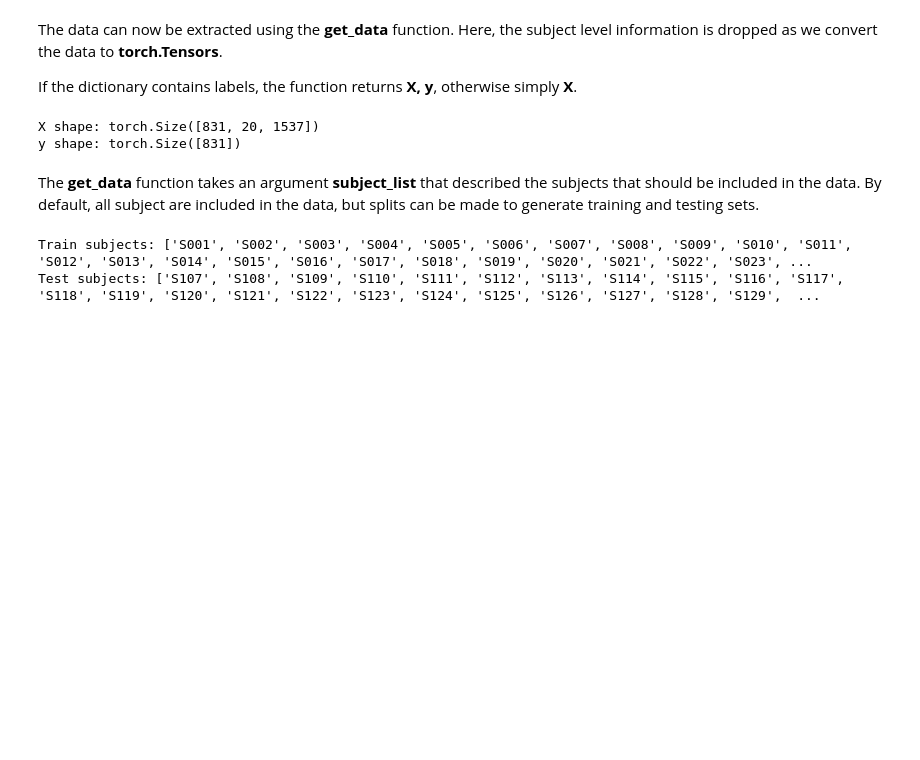
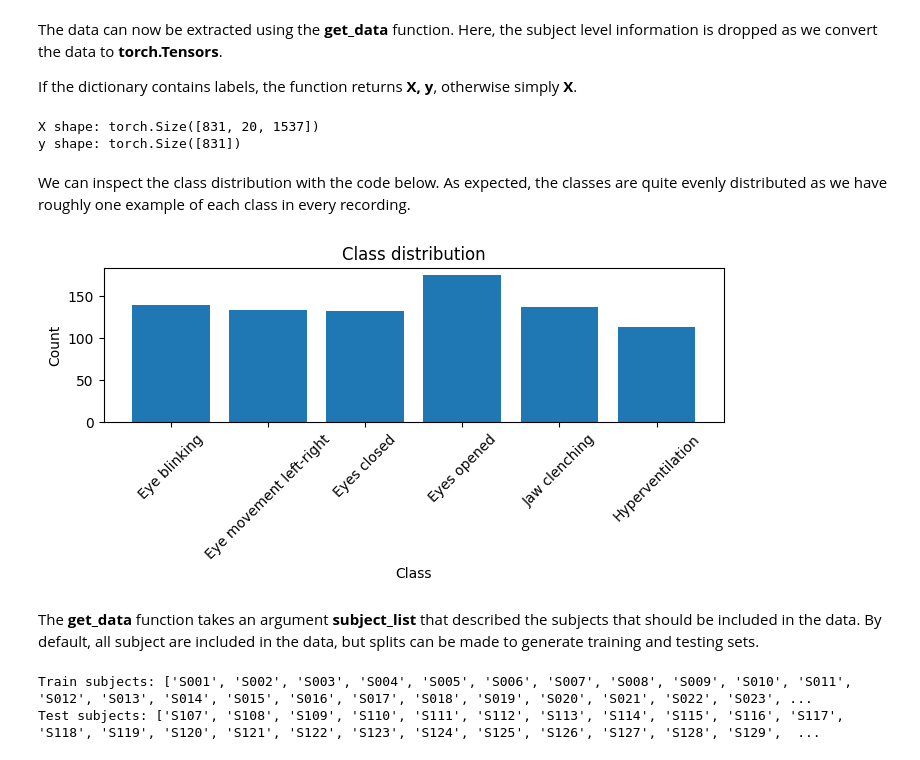
Before and after one commit to gjoelbye/GoogleBrainCaptureHackathon, a Jupyter notebook: braincapture_data_loader.ipynb, the cells around one changed output. Cells and saved outputs as stored; diff of their text form; code cells hidden in the pictures; blank space fills up the shorter version.

Commit message:
data loader demo class dist plot

```diff
--- a/braincapture_data_loader.ipynb
+++ b/braincapture_data_loader.ipynb
@@ -119,6 +119,29 @@ print('y shape:', y.shape)
 # %% [output]
 X shape: torch.Size([831, 20, 1537])
 y shape: torch.Size([831])
+# %% [markdown]
+We can inspect the class distribution with the code below. As expected, the classes are quite evenly distributed as we have roughly one example of each class in every recording.
+# %%
+import matplotlib.pyplot as plt
+
+# count the occurrence of each class
+unique, counts = np.unique(y, return_counts=True)
+
+# create bar chart
+fig, ax = plt.subplots(figsize=(8, 2))
+
+ax.bar(unique, counts, align='center')
+ax.set_xlabel('Class')
+ax.set_ylabel('Count')
+ax.set_title('Class distribution')
+
+
+ax.set_xticks(unique)
+ax.set_xticklabels(braincapture_annotations.keys(), rotation=45)
+
+plt.show()
+# %% [output]
+[figure, added]
 # %% [markdown]
 The **get_data** function takes an argument **subject_list** that described the subjects that should be included in the data. By default, all subject are included in the data, but splits can be made to generate training and testing sets.
 # %%
```
